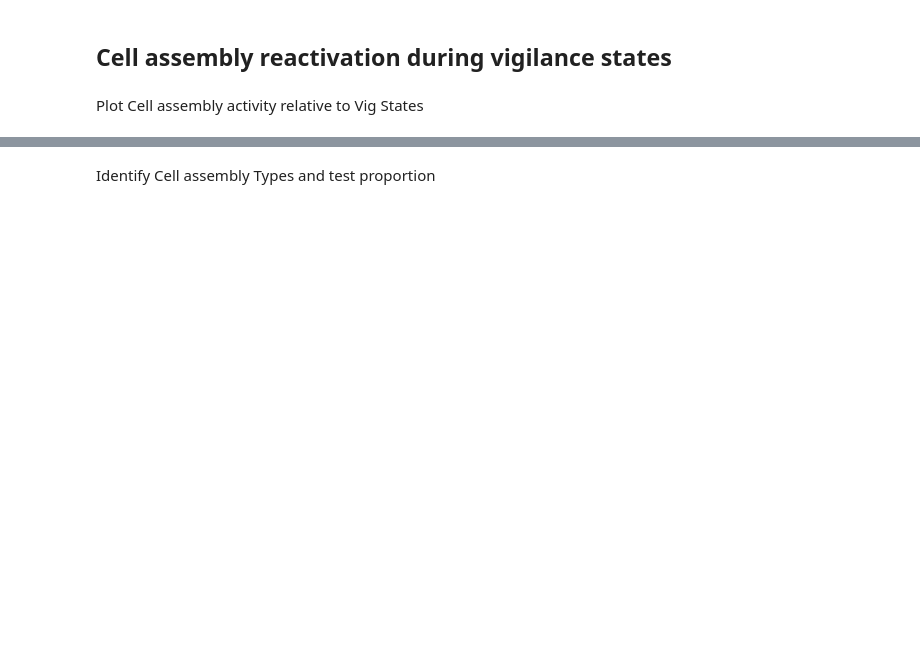
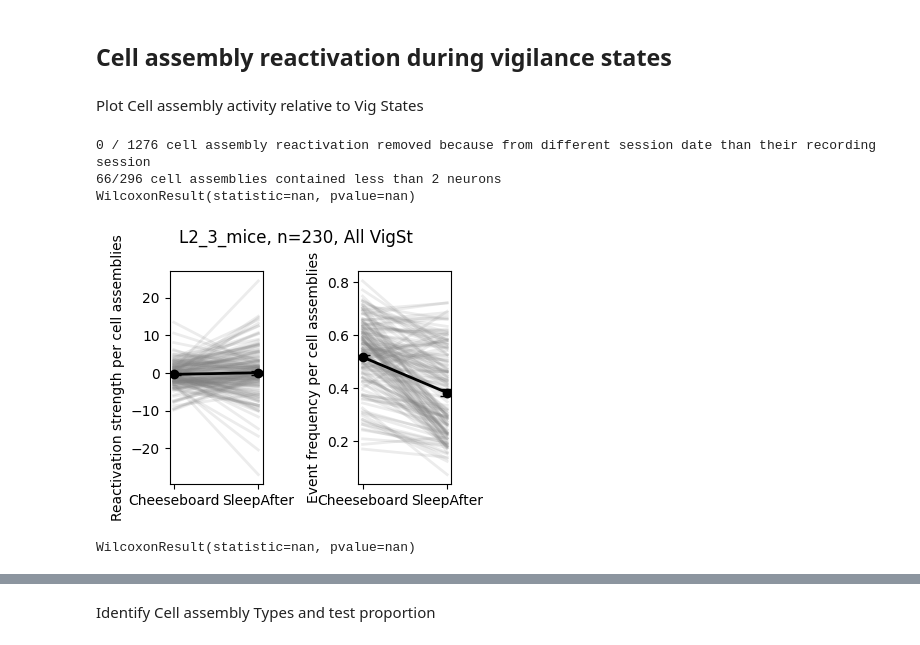
Before and after one commit to melodieborel/HayLabAnalysis, a Jupyter notebook: python/_MINIOE_6_plot_activity_and_reactivation.ipynb, the cells around one changed output, grey strips where cells are left out. Cells and saved outputs as stored; diff of their text form; code cells hidden in the pictures; blank space fills up the shorter version.

```diff
--- a/python/_MINIOE_6_plot_activity_and_reactivation.ipynb
+++ b/python/_MINIOE_6_plot_activity_and_reactivation.ipynb
@@ -315,19 +322,32 @@ Analysisfolder= '3_Reactivation_2025-11-05_10_23_42_calcium_nozscore'
 # %%
-dfilepath=f"//10.69.168.1/crnldata/forgetting/Aurelie/MiniscopeOE_analysis/Exploration_task/{Analysisfolder}/CellAssembly_Global.pkl"
-with open(dfilepath, 'rb') as pickle_file:
+path4=f"/crnldata/forgetting/Aurelie/MiniscopeOE_analysis/Exploration_task/{analysisfolder4}/CellAssembly_Global.pkl" #//10.69.168.1
+with open(path4, 'rb') as pickle_file:
     df_CellAss_origin = pickle.load(pickle_file)
 
 drug= 'baseline'
 NrSubtype='L2_3_mice' # L1NDNF_mice OR L2_3_mice
+min_cell_ass_size = 2
 # %% [markdown]
 Plot Cell assembly activity relative to Vig States
 # %%
 df_CellAss_origin = df_CellAss_origin[df_CellAss_origin['SubstateDuration'] != 0]
 
 initial_nb= df_CellAss_origin['Assembly_ID'].nunique()
-df_CellAss_origin = df_CellAss_origin[df_CellAss_origin['Assembly_size'] >= 3]
 
-# Keep only cell assemblies from the same session date as their recording session
+# keep cell assemblies with a minimum of neurons
+df_CellAss_origin = df_CellAss_origin[df_CellAss_origin['Assembly_size'] >= min_cell_ass_size]
+
+# remove if none of the sign cells are in the reactivation
+
+mask = df_CellAss_origin["Cells_in_Assembly_in_rec"].apply(lambda x: not any(ast.literal_eval(x)))
+df_CellAss_origin=df_CellAss_origin[~mask]
+"""
+# remove if not all sign cells are in the reactivation
+mask = df_CellAss_origin["Cells_in_Assembly_in_rec"].apply(lambda x: all(ast.literal_eval(x)))
+df_CellAss_origin=df_CellAss_origin[mask]
+"""
+
+# keep only cell assemblies from the same session date as their recording session
 A=len( df_CellAss_origin)
 df_CellAss_origin['Assembly_ID_sess'] = df_CellAss_origin['Assembly_ID'].str.rsplit('_', n=1).str[0]
 Corr_df=df_CellAss_origin.explode("Assembly_ID_sess")[['Session_Date', 'Session']].drop_duplicates()
@@ -339,7 +359,7 @@ print(A-B,'/',A, 'cell assembly reactivation removed because from different sess
 
 df_CellAss=df_CellAss_origin.copy()
 
-print(initial_nb - df_CellAss['Assembly_ID'].nunique(),'/',initial_nb, 'cell assemblies contained no neurons')
+print(f"{initial_nb - df_CellAss['Assembly_ID'].nunique()}/{initial_nb} cell assemblies contained less than {min_cell_ass_size} neurons")
 
 # Convert string representations of lists into actual Python lists.
 df_CellAss['Cells_in_Assembly']=df_CellAss['Cells_in_Assembly'] = df_CellAss['Cells_in_Assembly'].apply(lambda x: ast.literal_eval(x) if isinstance(x, str) else x)
@@ -353,34 +373,40 @@ try: table_CellAss = table_CellAss[desired_order]
 except: pass
 plt.subplot(1,2,1)
 plt.plot(table_CellAss.columns, table_CellAss.values.T, color= 'grey', alpha=0.15, linewidth=2)
 plt.plot(table_CellAss.columns, table_CellAss.mean(), linewidth=2, color='black')
 plt.errorbar(table_CellAss.columns, table_CellAss.mean(), yerr=table_CellAss.sem() ,
              fmt='o', color='black', capsize=5)
 plt.ylabel('Reactivation strength per cell assemblies')
 
 stats.shapiro(table_CellAss['Cheeseboard'])
 stats.shapiro(table_CellAss['SleepAfter'])
 res= wilcoxon(table_CellAss['Cheeseboard'], table_CellAss['SleepAfter'])
 print(res)
 
 table_CellAss2 = df_CellAss.pivot_table(index='Assembly_ID', columns=[df_CellAss['ExpeType']], values='EventFreq', aggfunc='mean', fill_value=None)
 try: table_CellAss2 = table_CellAss2[desired_order]
 except: pass
 plt.subplot(1,2,2)
 plt.plot(table_CellAss2.columns, table_CellAss2.values.T, color= 'grey', alpha=0.15, linewidth=2)
 plt.plot(table_CellAss2.columns, table_CellAss2.mean(), linewidth=2, color='black')
 plt.errorbar(table_CellAss2.columns, table_CellAss2.mean(), yerr=table_CellAss2.sem() ,
             fmt='o', color='black', capsize=5)
 plt.ylabel('Event frequency per cell assemblies')
 plt.suptitle(f'{NrSubtype}, n={len(table_CellAss)}, All VigSt')
 plt.tight_layout()
-plt.savefig(f'{Path(dfilepath).parent}/CellAssembly_MazeVSPost.svg', format='svg', bbox_inches='tight', pad_inches=0, transparent=True)
+plt.savefig(f'{Path(path4).parent}/CellAssembly_MazeVSPost.svg', format='svg', bbox_inches='tight', pad_inches=0, transparent=True)
 plt.show()
 
 stats.shapiro(table_CellAss2['Cheeseboard'])
 stats.shapiro(table_CellAss2['SleepAfter'])
 res= wilcoxon(table_CellAss2['Cheeseboard'], table_CellAss2['SleepAfter'])
 print(res)
+# %% [output]
+0 / 1276 cell assembly reactivation removed because from different session date than their recording session
+66/296 cell assemblies contained less than 2 neurons
+WilcoxonResult(statistic=nan, pvalue=nan)
+[figure, added]
+WilcoxonResult(statistic=nan, pvalue=nan)
 # %%
 df_CellAss=df_CellAss_origin.copy()
 df_CellAss = df_CellAss[df_CellAss['SubstateDuration'] != 0]
```
Also changed, not shown: parts of 55 cells of this notebook, 8 other files.
